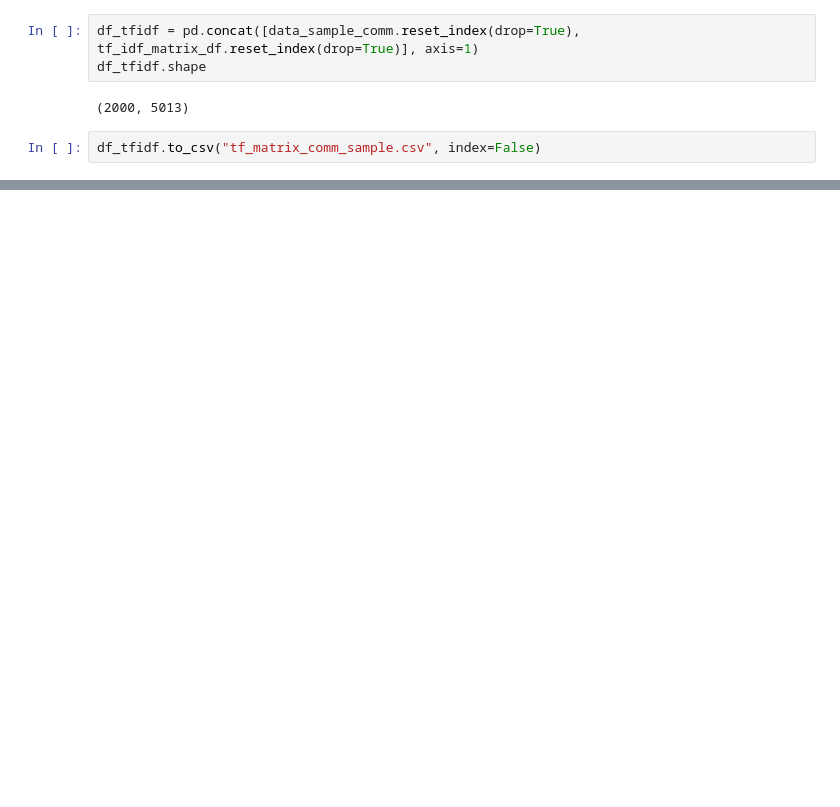
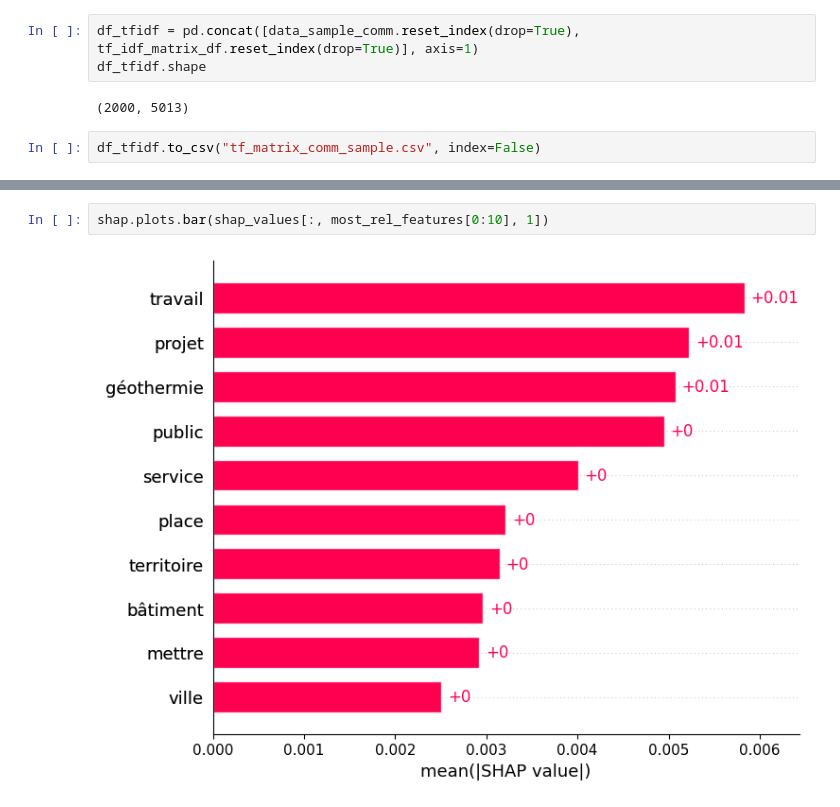
Before and after one commit to alberto-lorente/Council-Minutes, a Jupyter notebook: Alberto Research/1. LLM Embedding Clustering.ipynb, the cells around one changed output, grey strips where cells are left out. Drawn from its saved outputs; the diff is of its cells as text; blank space fills up the shorter version.

```diff
--- a/Alberto Research/1. LLM Embedding Clustering.ipynb
+++ b/Alberto Research/1. LLM Embedding Clustering.ipynb
@@ -216,0 +393,4 @@ df_tfidf.to_csv("tf_matrix_comm_sample.csv", index=False)
+# %%
+shap.plots.bar(shap_values[:, most_rel_features[0:10], 1])
+# %% [output]
+[figure, added]
```
Also changed, not shown: parts of 35 cells of this notebook, 1 other file.
